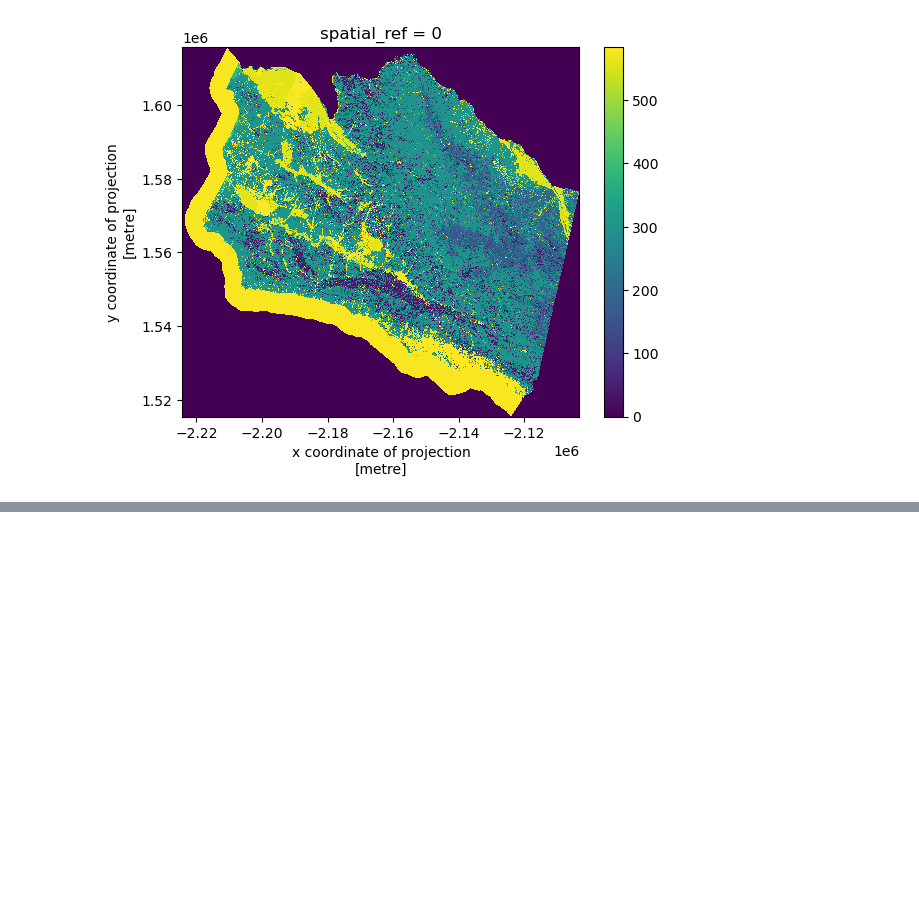
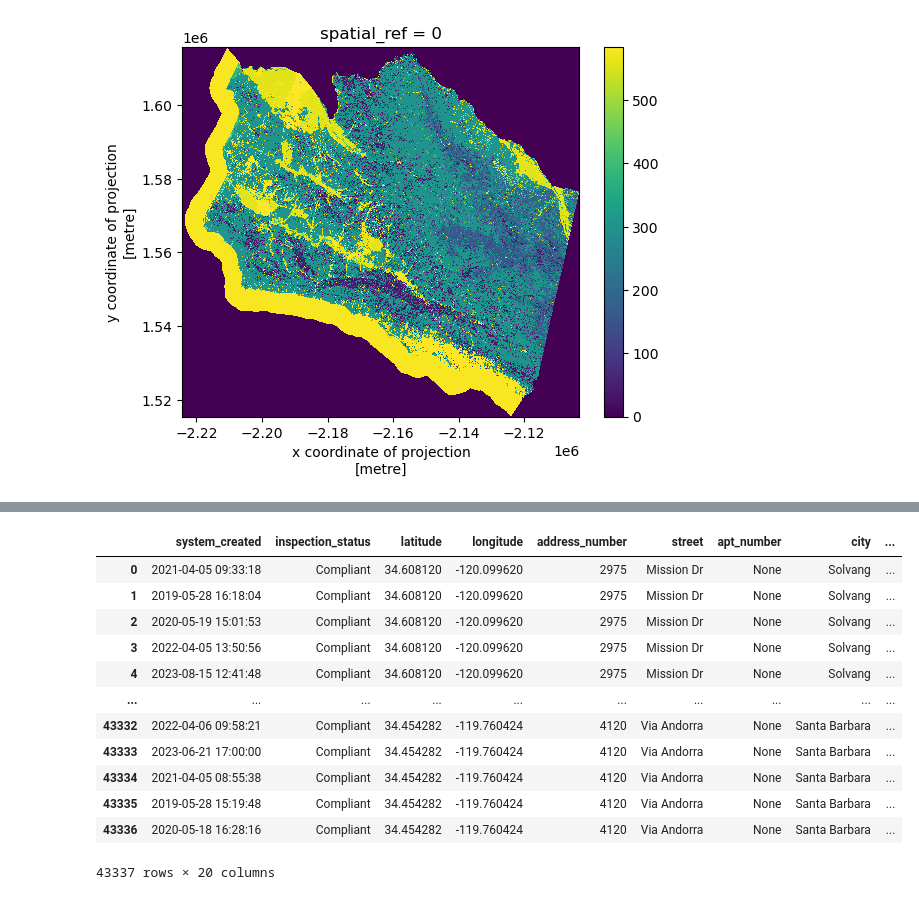
Before and after one commit to wildfire-prep/data-preparation, a Jupyter notebook: code/04_landcover_stats/landcover_stats.ipynb, the cells around one changed output, grey strips where cells are left out. Drawn from its saved outputs; the diff is of its cells as text; code cells hidden in the pictures; blank space fills up the shorter version.

Commit message:
completed landcover function

```diff
--- a/code/04_landcover_stats/landcover_stats.ipynb
+++ b/code/04_landcover_stats/landcover_stats.ipynb
@@ -163,0 +196,21 @@ landcover_clip.plot()
+# %%
+# single row dataframe, a random sample from inspections_buffbuildings, for testing
+
+single_row = inspections_buffbuildings[
+    inspections_buffbuildings.groupby("address_id")["address_id"].transform("size") == 1
+].sample(n=1)
+# %%
+# code from EDS220 homework
+
+landcover_clip = landcover.rio.clip_box(*single_row.total_bounds).rio.clip(
+    single_row.geometry
+)
+
+# Count unqiue values in landcover_clip
+values, counts = np.unique(landcover_clip, return_counts=True)
+
+# Add counts to new dataframe `pix_counts`
+pix_counts = pd.DataFrame({"code": values, "count": counts})
+
+# Merge `pix_counts` with `labels` dataframe
+classes = pix_counts[pix_counts["code"] != 0].merge(labels, on="code")
@@ -163,0 +285,7 @@ landcover_clip.plot()
+# %%
+inspections_buffbuildings = compute_landcover_maj(inspections_buffbuildings)
+# %%
+# landcover codes are coming in with the format '582.0', so let's make them integers
+inspections_buffbuildings["maj_landcover_code"] = inspections_buffbuildings[
+    "maj_landcover_code"
+].astype("Int64")
@@ -163,0 +316,16 @@ landcover_clip.plot()
+# %%
+inspections_buffbuildings
+# %% [output]
+|  | system_created | inspection_status | latitude | longitude | address_number | street | apt_number | city | ... |
+| 0 | 2021-04-05 09:33:18 | Compliant | 34.608120 | -120.099620 | 2975 | Mission Dr | None | Solvang | ... |
+| 1 | 2019-05-28 16:18:04 | Compliant | 34.608120 | -120.099620 | 2975 | Mission Dr | None | Solvang | ... |
+| 2 | 2020-05-19 15:01:53 | Compliant | 34.608120 | -120.099620 | 2975 | Mission Dr | None | Solvang | ... |
+| 3 | 2022-04-05 13:50:56 | Compliant | 34.608120 | -120.099620 | 2975 | Mission Dr | None | Solvang | ... |
+| 4 | 2023-08-15 12:41:48 | Compliant | 34.608120 | -120.099620 | 2975 | Mission Dr | None | Solvang | ... |
+| ... | ... | ... | ... | ... | ... | ... | ... | ... | ... |
+| 43332 | 2022-04-06 09:58:21 | Compliant | 34.454282 | -119.760424 | 4120 | Via Andorra | None | Santa Barbara | ... |
+| 43333 | 2023-06-21 17:00:00 | Compliant | 34.454282 | -119.760424 | 4120 | Via Andorra | None | Santa Barbara | ... |
+| 43334 | 2021-04-05 08:55:38 | Compliant | 34.454282 | -119.760424 | 4120 | Via Andorra | None | Santa Barbara | ... |
+| 43335 | 2019-05-28 15:19:48 | Compliant | 34.454282 | -119.760424 | 4120 | Via Andorra | None | Santa Barbara | ... |
+| 43336 | 2020-05-18 16:28:16 | Compliant | 34.454282 | -119.760424 | 4120 | Via Andorra | None | Santa Barbara | ... |
+43337 rows × 20 columns
```
Also changed, not shown: parts of 9 cells of this notebook, 1 other file.
